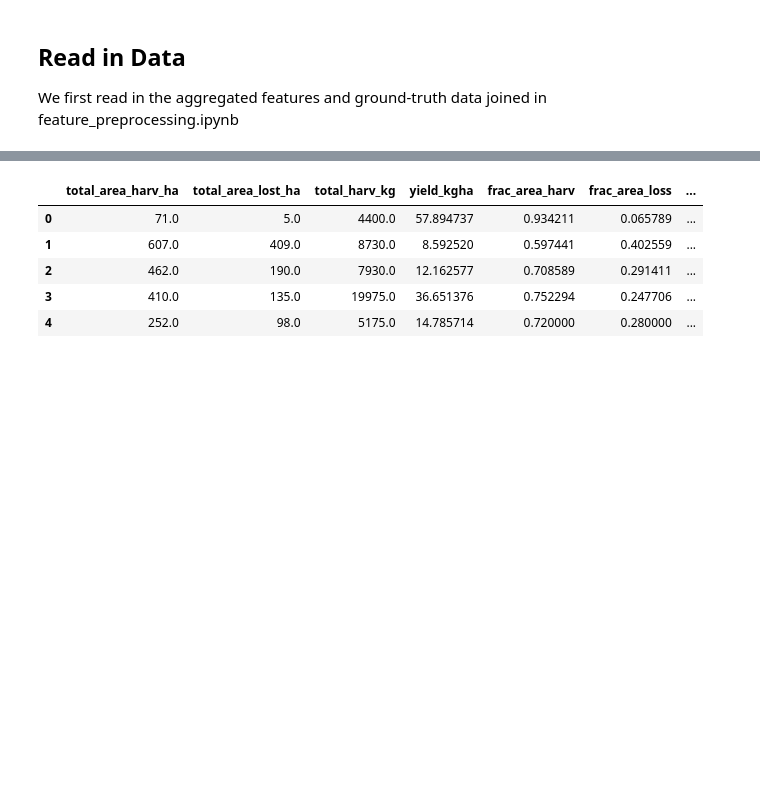
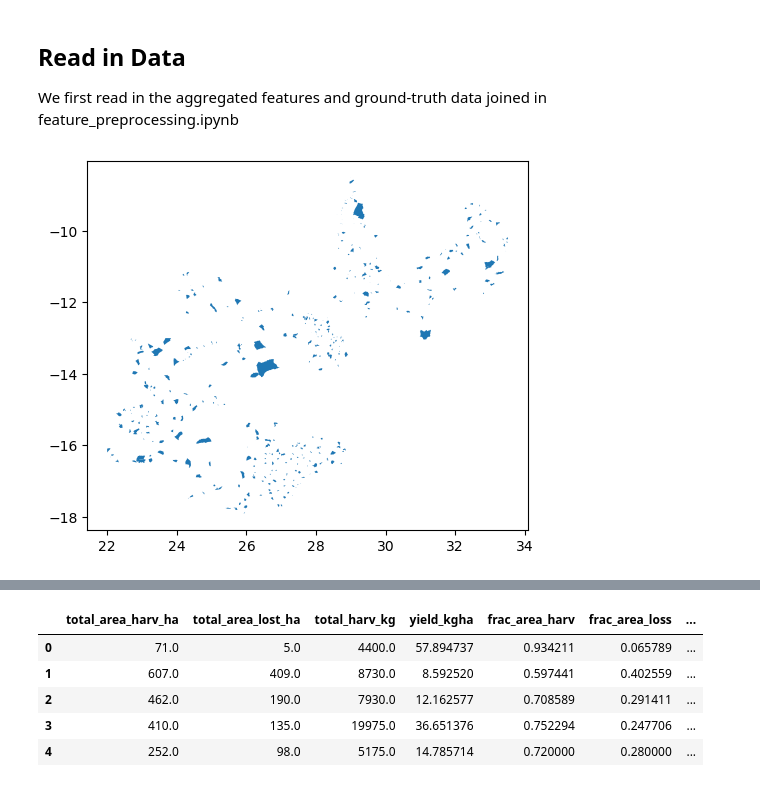
Before and after one commit to mosaiks-capstone/Modeling, a Jupyter notebook: andrew_modeling.ipynb, the cells around one changed output, grey strips where cells are left out. Cells and saved outputs as stored; diff of their text form; code cells hidden in the pictures; blank space fills up the shorter version.

```diff
--- a/andrew_modeling.ipynb
+++ b/andrew_modeling.ipynb
@@ -43,0 +45,12 @@ grouped_features = pd.read_csv("/capstone/mosaiks/repos/preprocessing/data/featu
+# %%
+# Read in the survey data
+country_sea = gpd.read_file('/capstone/mosaiks/repos/preprocessing/data/ground_data_spatial/updated_data.shp')
+# Filter country_sea for unique values of 'seq_unq' and 'geometry'
+sea_unq_join = country_sea[['sea_unq', 'geometry']].drop_duplicates()
+
+# Plotting
+fig, ax = plt.subplots(1, 1)
+sea_unq_join.plot(ax=ax)
+plt.show()
+# %% [output]
+[figure, added]
```
Also changed, not shown: parts of 16 cells of this notebook.
